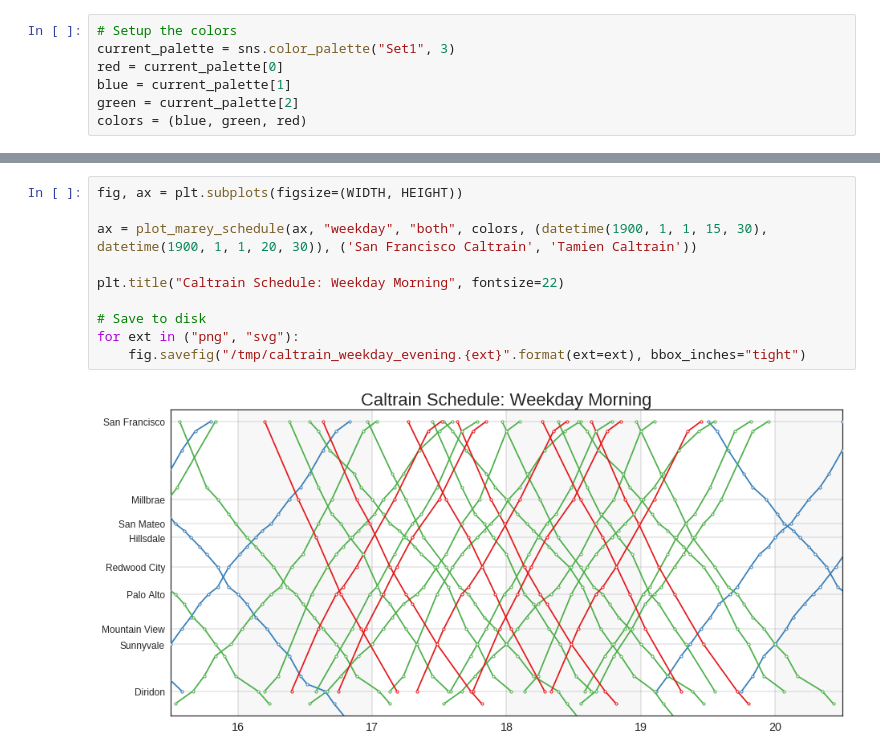
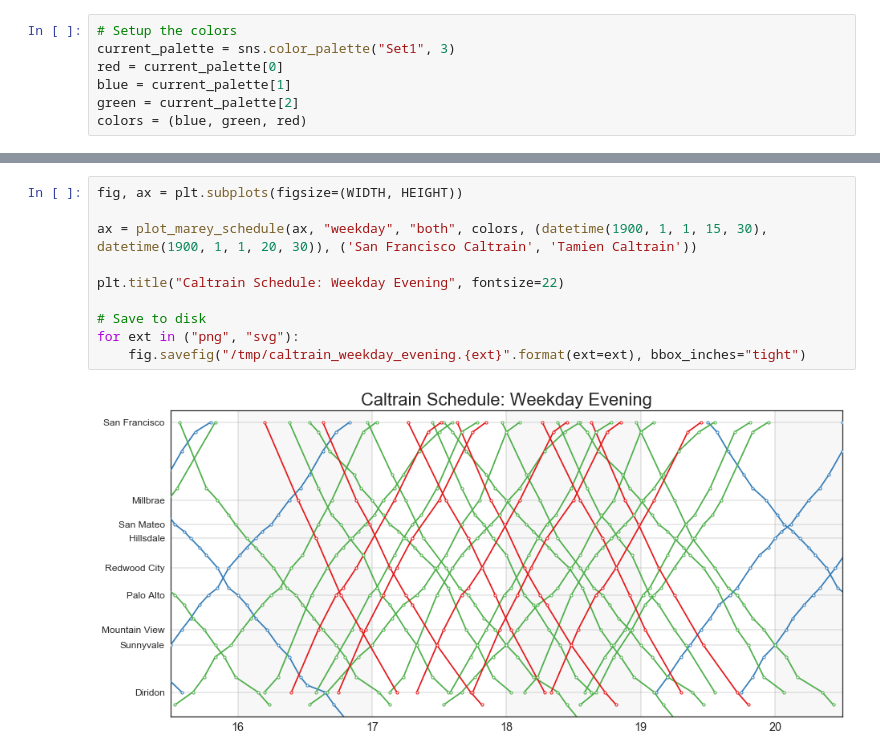
Before and after one commit to agude/agude.github.io, a Jupyter notebook: files/caltrain-schedule/Caltrain Marey Schedule.ipynb, the cells around one changed output, grey strips where cells are left out. Cells and saved outputs as stored; diff of their text form.

Commit message:
Fix a typo in the Caltrain evening plot

```diff
--- a/files/caltrain-schedule/Caltrain Marey Schedule.ipynb
+++ b/files/caltrain-schedule/Caltrain Marey Schedule.ipynb
@@ -313,15 +313,15 @@ for ext in ("png", "svg"):
 # %%
 fig, ax = plt.subplots(figsize=(WIDTH, HEIGHT))
 
 ax = plot_marey_schedule(ax, "weekday", "both", colors, (datetime(1900, 1, 1, 15, 30), datetime(1900, 1, 1, 20, 30)), ('San Francisco Caltrain', 'Tamien Caltrain'))
 
-plt.title("Caltrain Schedule: Weekday Morning", fontsize=22)
+plt.title("Caltrain Schedule: Weekday Evening", fontsize=22)
 
 # Save to disk
 for ext in ("png", "svg"):
     fig.savefig("/tmp/caltrain_weekday_evening.{ext}".format(ext=ext), bbox_inches="tight")
 # %% [output]
-[figure, old version]
+[figure, new version]
 # %%
 fig, ax = plt.subplots(figsize=(WIDTH, HEIGHT))
 
```
Also changed, not shown: parts of 7 cells of this notebook, 1 other file.
